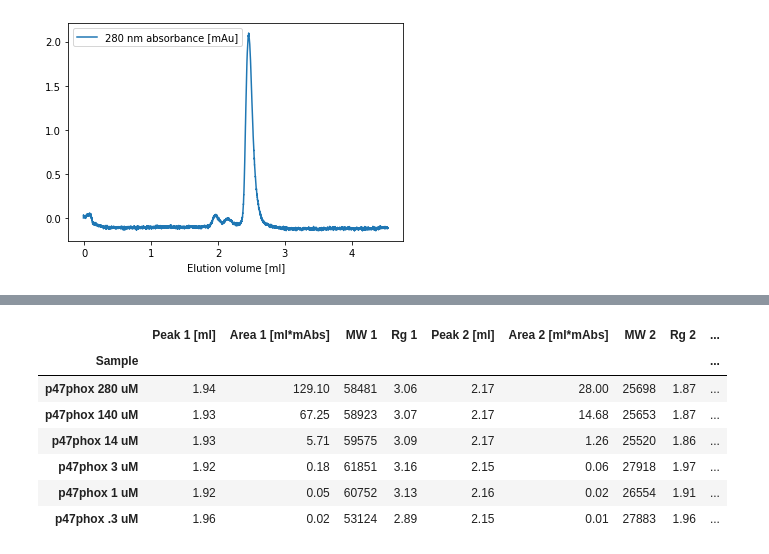
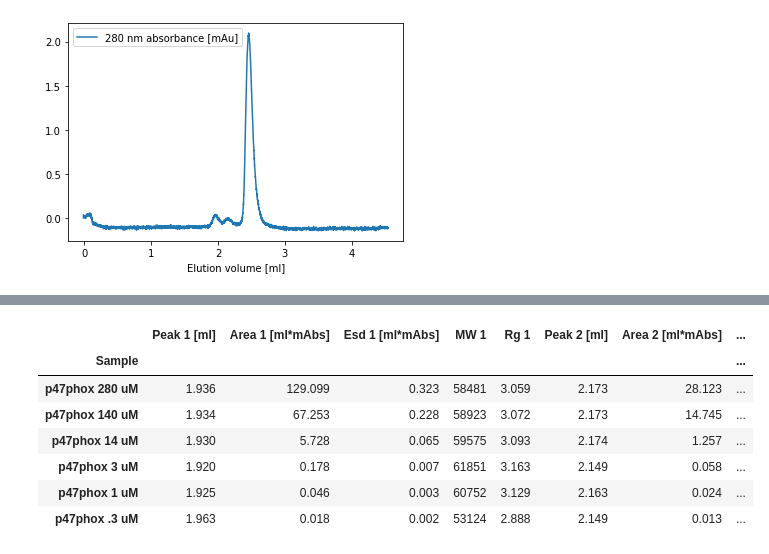
Before and after one commit to MichaelGajhede/SEC_analysis, a Jupyter notebook: SEC_fig.ipynb, the cells around one changed output, grey strips where cells are left out. Saved outputs shown, nothing was run; the diff lists cells and outputs as text; code cells hidden in the pictures.

```diff
--- a/SEC_fig.ipynb
+++ b/SEC_fig.ipynb
@@ -446,0 +434,11 @@ Slope and intercept Rg: [-0.24072512  0.73704276]
+# %%
+df = df.drop(df[df['Sample'] == 'Standards'].index)
+
+df = df.drop(df[df['Peak elution volume'] < 1.7 ].index)
+df = df.drop(df[df['Peak elution volume'] > 2.4].index)
+
+df2 = df.groupby('Sample', sort = False) #group data on samples
+
+lst = [df2.nth(0), df2.nth(1)] # make list with 1'st and 2'nd peaks respectively
+df3 = pd.concat(lst, axis=1, ignore_index=True) #merge as columns into one dataframe
+df3
@@ -455,15 +462,18 @@ df = df.drop(df[df['Peak elution volume'] > 2.4].index)
 
 df2 = df.groupby('Sample', sort = False) #group data on samples
 
+
 lst = [df2.nth(0), df2.nth(1)] # make list with 1'st and 2'nd peaks respectively
 df3 = pd.concat(lst, axis=1, ignore_index=True) #merge as columns into one dataframe
 
 #rename columns
 
 df3.rename(columns={ df3.columns[0]: "Peak 1 [ml]" }, inplace = True)
-df3.rename(columns={ df3.columns[2]: "Peak 2 [ml]"}, inplace = True)
+df3.rename(columns={ df3.columns[3]: "Peak 2 [ml]"}, inplace = True)
 df3.rename(columns={ df3.columns[1]: "Area 1 [ml*mAbs]"}, inplace = True)
-df3.rename(columns={ df3.columns[3]: "Area 2 [ml*mAbs]"}, inplace = True)
+df3.rename(columns={ df3.columns[2]: "Esd 1 [ml*mAbs]"}, inplace = True)
+df3.rename(columns={ df3.columns[4]: "Area 2 [ml*mAbs]"}, inplace = True)
+df3.rename(columns={ df3.columns[5]: "Esd 2 [ml*mAbs]"}, inplace = True)
 
 
 # calculate peak ratios
@@ -488,43 +498,43 @@ for i in df3['Peak 2 [ml]']:
 df3['MW 2'] = MW_samples
 
 # add Rgs derived from column calibration
 
 Rg_samples =[]
 
 for i in df3['Peak 1 [ml]']:
     Kav = (i-V0)/(Vcol-V0)
     Rg_sample = np.exp((Kav- alpha_Rg[1])/alpha_Rg[0])
     Rg_samples.append(Rg_sample)
 
 df3['Rg 1'] = Rg_samples
 
 Rg_samples =[]
 
 for i in df3['Peak 2 [ml]']:
     Kav = (i-V0)/(Vcol-V0)
     Rg_sample = np.exp((Kav- alpha_Rg[1])/alpha_Rg[0])
     Rg_samples.append(Rg_sample)
 
 df3['Rg 2'] = Rg_samples
 
 #re-arragne columns
-cols = ['Peak 1 [ml]', 'Area 1 [ml*mAbs]', 'MW 1', 'Rg 1', 'Peak 2 [ml]', 'Area 2 [ml*mAbs]', 'MW 2', 'Rg 2', '1/2 area']
+cols = ['Peak 1 [ml]', 'Area 1 [ml*mAbs]',"Esd 1 [ml*mAbs]", 'MW 1', 'Rg 1', 'Peak 2 [ml]', 'Area 2 [ml*mAbs]',"Esd 2 [ml*mAbs]", 'MW 2', 'Rg 2', '1/2 area']
 df3 = df3[cols]
 
 
 # save as excel
 df3.style.set_precision(2).hide_index().to_excel('styled.xlsx', engine='openpyxl')
 
-df3.round(decimals=2)
+df3.round(decimals=3)
 # %% [output]
-|  | Peak 1 [ml] | Area 1 [ml*mAbs] | MW 1 | Rg 1 | Peak 2 [ml] | Area 2 [ml*mAbs] | MW 2 | Rg 2 | ... |
-| Sample |  |  |  |  |  |  |  |  | ... |
-| p47phox 280 uM | 1.94 | 129.10 | 58481 | 3.06 | 2.17 | 28.00 | 25698 | 1.87 | ... |
-| p47phox 140 uM | 1.93 | 67.25 | 58923 | 3.07 | 2.17 | 14.68 | 25653 | 1.87 | ... |
-| p47phox 14 uM | 1.93 | 5.71 | 59575 | 3.09 | 2.17 | 1.26 | 25520 | 1.86 | ... |
-| p47phox 3 uM | 1.92 | 0.18 | 61851 | 3.16 | 2.15 | 0.06 | 27918 | 1.97 | ... |
-| p47phox 1 uM | 1.92 | 0.05 | 60752 | 3.13 | 2.16 | 0.02 | 26554 | 1.91 | ... |
-| p47phox .3 uM | 1.96 | 0.02 | 53124 | 2.89 | 2.15 | 0.01 | 27883 | 1.96 | ... |
+|  | Peak 1 [ml] | Area 1 [ml*mAbs] | Esd 1 [ml*mAbs] | MW 1 | Rg 1 | Peak 2 [ml] | Area 2 [ml*mAbs] | ... |
+| Sample |  |  |  |  |  |  |  | ... |
+| p47phox 280 uM | 1.936 | 129.099 | 0.323 | 58481 | 3.059 | 2.173 | 28.123 | ... |
+| p47phox 140 uM | 1.934 | 67.253 | 0.228 | 58923 | 3.072 | 2.173 | 14.745 | ... |
+| p47phox 14 uM | 1.930 | 5.728 | 0.065 | 59575 | 3.093 | 2.174 | 1.257 | ... |
+| p47phox 3 uM | 1.920 | 0.178 | 0.007 | 61851 | 3.163 | 2.149 | 0.058 | ... |
+| p47phox 1 uM | 1.925 | 0.046 | 0.003 | 60752 | 3.129 | 2.163 | 0.024 | ... |
+| p47phox .3 uM | 1.963 | 0.018 | 0.002 | 53124 | 2.888 | 2.149 | 0.013 | ... |
 # %%
 # dataframe to pdf
 from matplotlib.backends.backend_pdf import PdfPages
```
Also changed, not shown: parts of 8 cells of this notebook.
